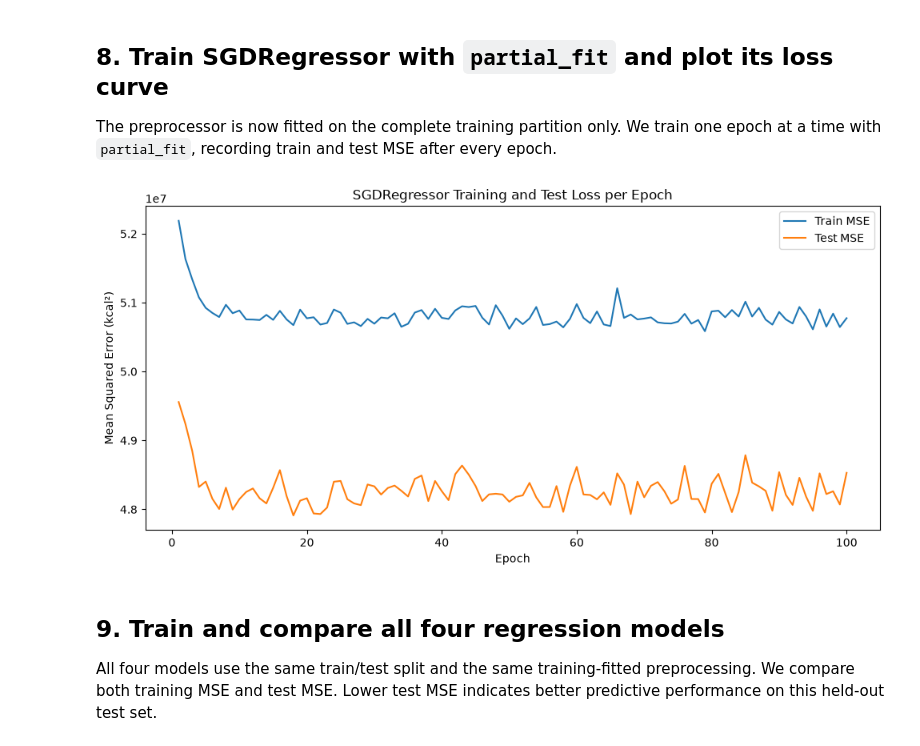
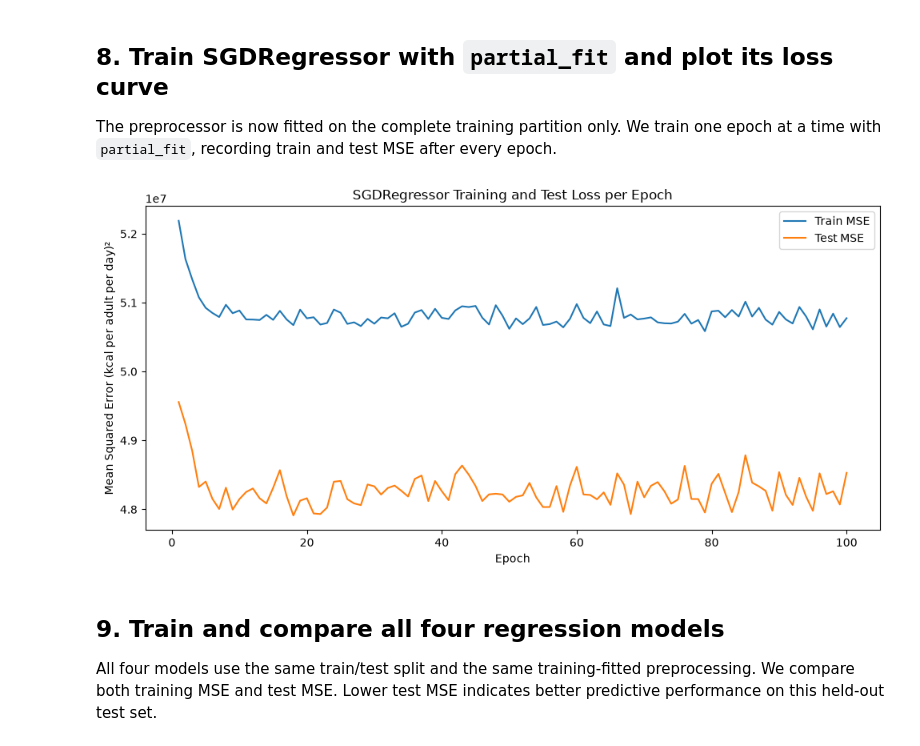
Before and after one commit to M-Kwizera/Summative---Regression-Analysis, a Jupyter notebook: summative/linear_regression/multivariate.ipynb, the cells around one changed output. Drawn from its saved outputs; the diff is of its cells as text; code cells hidden in the pictures.

```diff
--- a/summative/linear_regression/multivariate.ipynb
+++ b/summative/linear_regression/multivariate.ipynb
@@ -340,9 +372,9 @@ X_subtrain_p = tune_preprocessor.fit_transform(X_subtrain)
 X_val_p = tune_preprocessor.transform(X_val)
 
 param_grid = {
-    "eta0": [0.001, 0.01, 0.03],
-    "alpha": [0.0001, 0.001, 0.01],
-    "epochs": [50, 100, 200]
+    "eta0": [0.0001, 0.0005, 0.001, 0.005],
+    "alpha": [0.00001, 0.0001, 0.001, 0.01, 0.1],
+    "epochs": [10, 25, 50, 100, 200]
 }
 
 tuning_results = []
@@ -414,35 +446,35 @@ sgd_model = SGDRegressor(
 )
 
 train_losses = []
 test_losses = []
 rng = np.random.default_rng(123)
 
 for epoch in range(best_epochs):
     order = rng.permutation(len(y_train))
     sgd_model.partial_fit(X_train_p[order], y_train.iloc[order])
 
     train_pred_epoch = sgd_model.predict(X_train_p)
     test_pred_epoch = sgd_model.predict(X_test_p)
 
     train_losses.append(mean_squared_error(y_train, train_pred_epoch))
     test_losses.append(mean_squared_error(y_test, test_pred_epoch))
 
 plt.figure(figsize=(10, 5))
 plt.plot(range(1, best_epochs + 1), train_losses, label="Train MSE")
 plt.plot(range(1, best_epochs + 1), test_losses, label="Test MSE")
 plt.xlabel("Epoch")
-plt.ylabel("Mean Squared Error (kcal²)")
+plt.ylabel("Mean Squared Error (kcal per adult per day)²")
 plt.title("SGDRegressor Training and Test Loss per Epoch")
 plt.legend()
 plt.tight_layout()
 plt.show()
 
 sgd_pipeline = Pipeline(steps=[
     ("preprocessor", final_preprocessor),
     ("model", sgd_model)
 ])
 # %% [output]
-[figure, old version]
+[figure, new version]
 # %% [markdown]
 ## 9. Train and compare all four regression models
 
```
Also changed, not shown: parts of 17 cells of this notebook.
